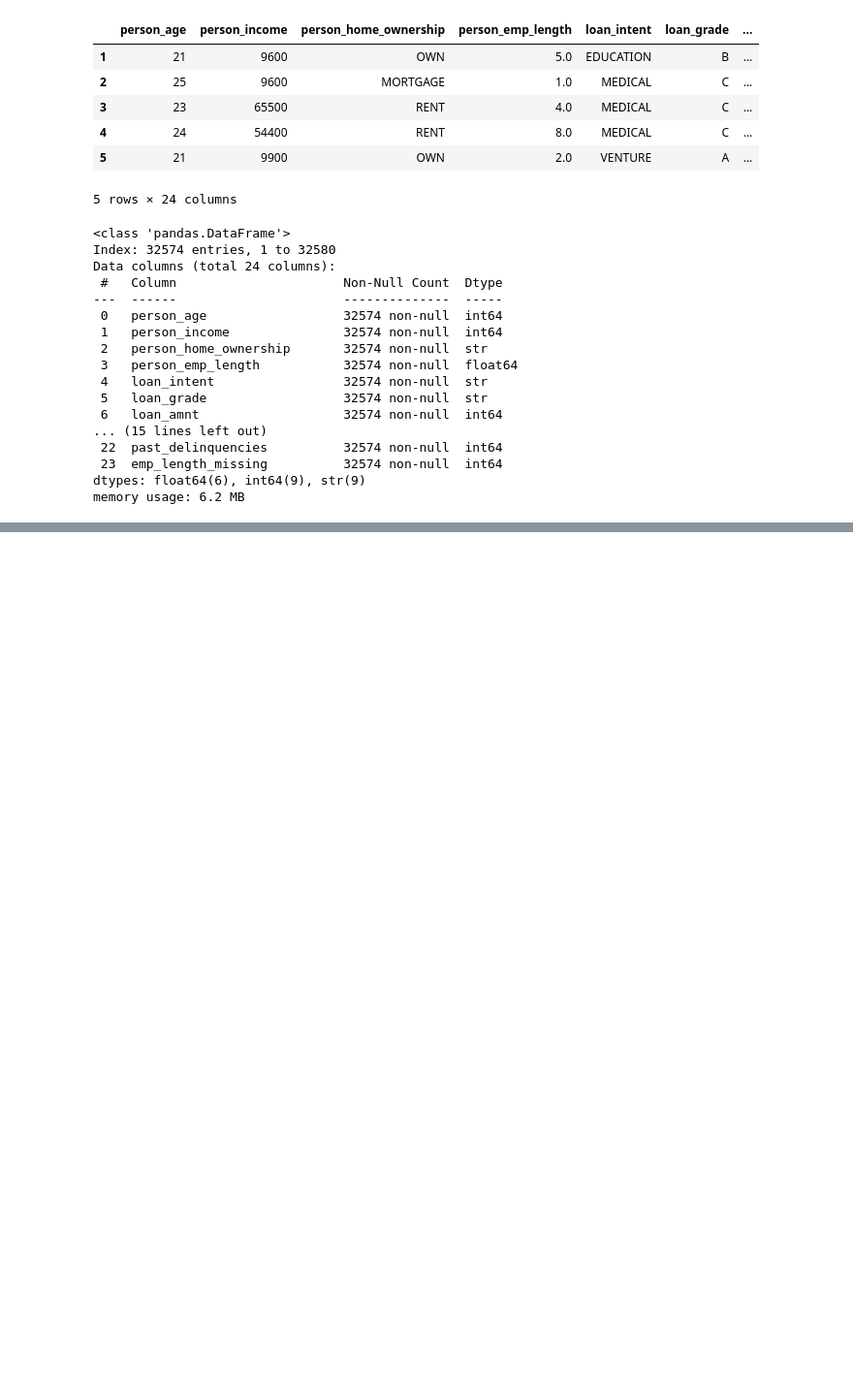
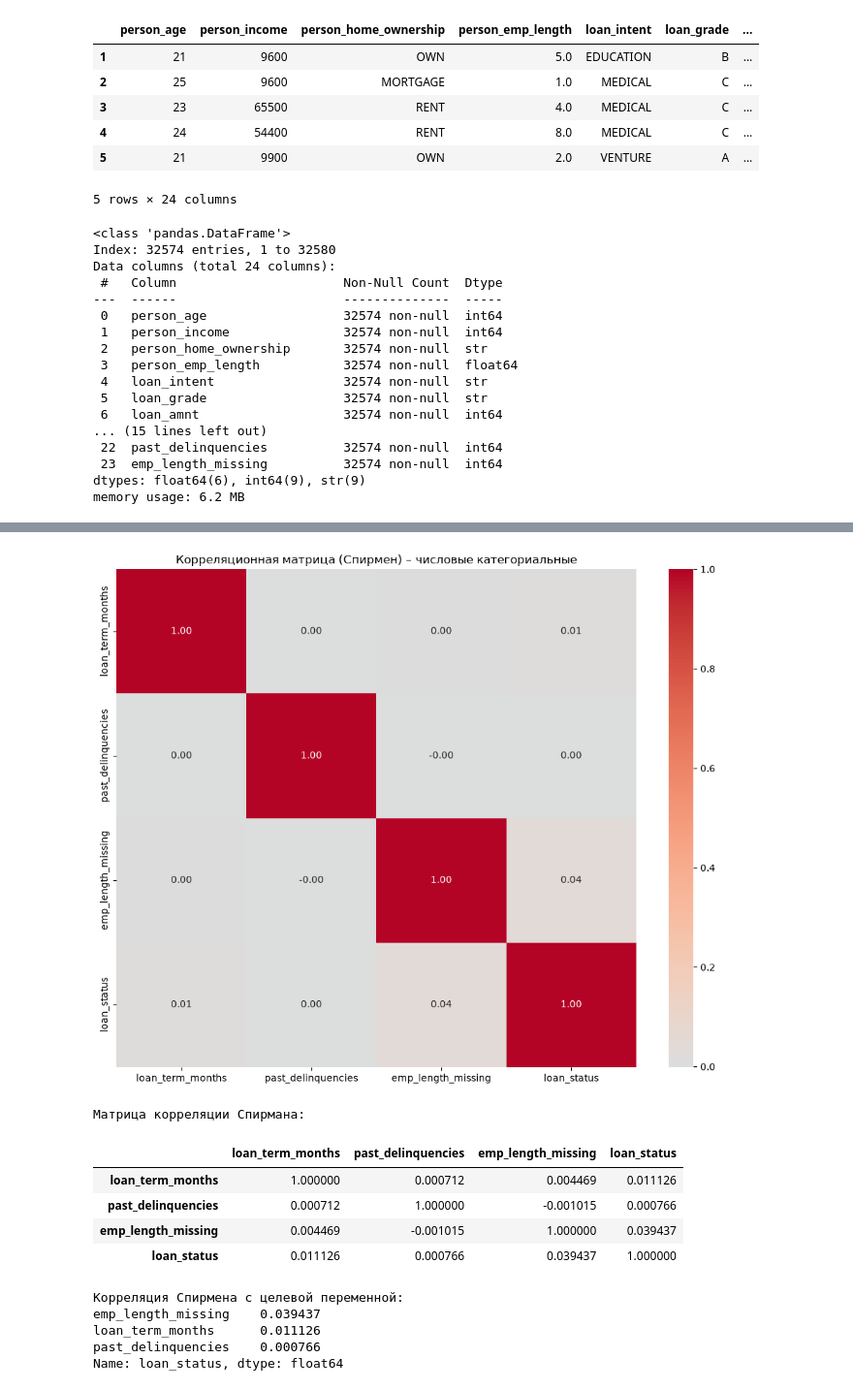
Before and after one commit to null-route-dev/credit-risk-classification, a Jupyter notebook: notebooks/03_feature_engineering.ipynb, the cells around one changed output, grey strips where cells are left out. Shown at 97% size. Cells and saved outputs as stored; diff of their text form; code cells hidden in the pictures; blank space fills up the shorter version.

```diff
--- a/notebooks/03_feature_engineering.ipynb
+++ b/notebooks/03_feature_engineering.ipynb
@@ -68,0 +154,33 @@ memory usage: 6.2 MB
+# %%
+# Анализ числовых категориальных признаков
+
+# Матрица корреляции Спирмана
+corr_spearman = df[numeric_categorical + [target]].corr(method="spearman")
+
+# Тепловая карта
+plt.figure(figsize=(10, 8))
+sns.heatmap(corr_spearman, annot=True, fmt=".2f", cmap="coolwarm", center=0)
+plt.title("Корреляционная матрица (Спирмен) – числовые категориальные")
+plt.tight_layout()
+plt.show()
+
+# Вывод матрицы корреляции
+print("Матрица корреляции Спирмана:")
+display(corr_spearman)
+
+corr_with_target_spearman = corr_spearman[target].drop(target).sort_values(ascending=False)
+print("Корреляция Спирмена с целевой переменной:")
+print(corr_with_target_spearman)
+# %% [output]
+[figure, added]
+Матрица корреляции Спирмана:
+|  | loan_term_months | past_delinquencies | emp_length_missing | loan_status |
+| loan_term_months | 1.000000 | 0.000712 | 0.004469 | 0.011126 |
+| past_delinquencies | 0.000712 | 1.000000 | -0.001015 | 0.000766 |
+| emp_length_missing | 0.004469 | -0.001015 | 1.000000 | 0.039437 |
+| loan_status | 0.011126 | 0.000766 | 0.039437 | 1.000000 |
+Корреляция Спирмена с целевой переменной:
+emp_length_missing    0.039437
+loan_term_months      0.011126
+past_delinquencies    0.000766
+Name: loan_status, dtype: float64
```
Also changed, not shown: parts of 6 cells of this notebook.
